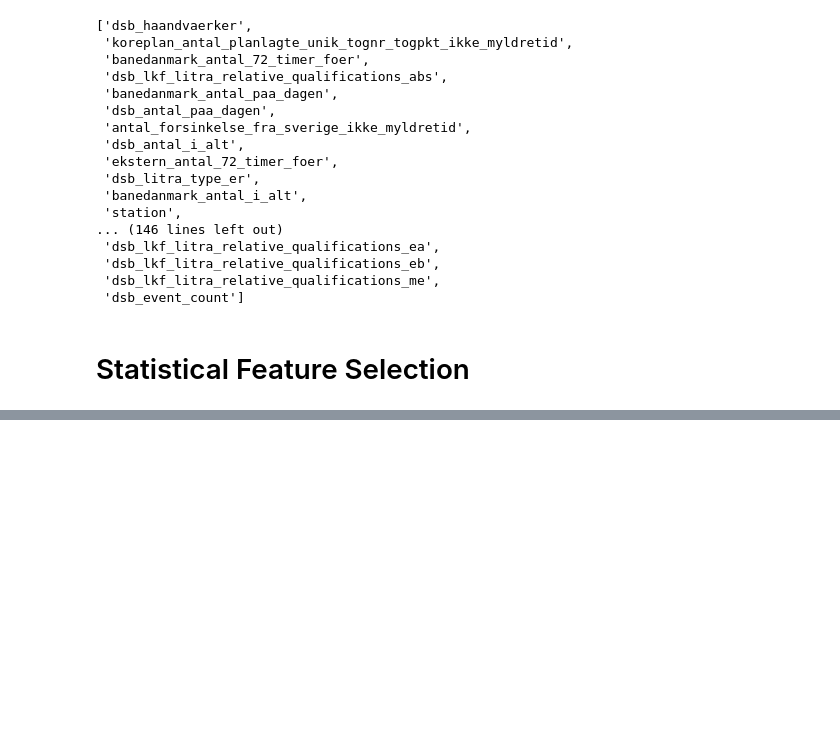
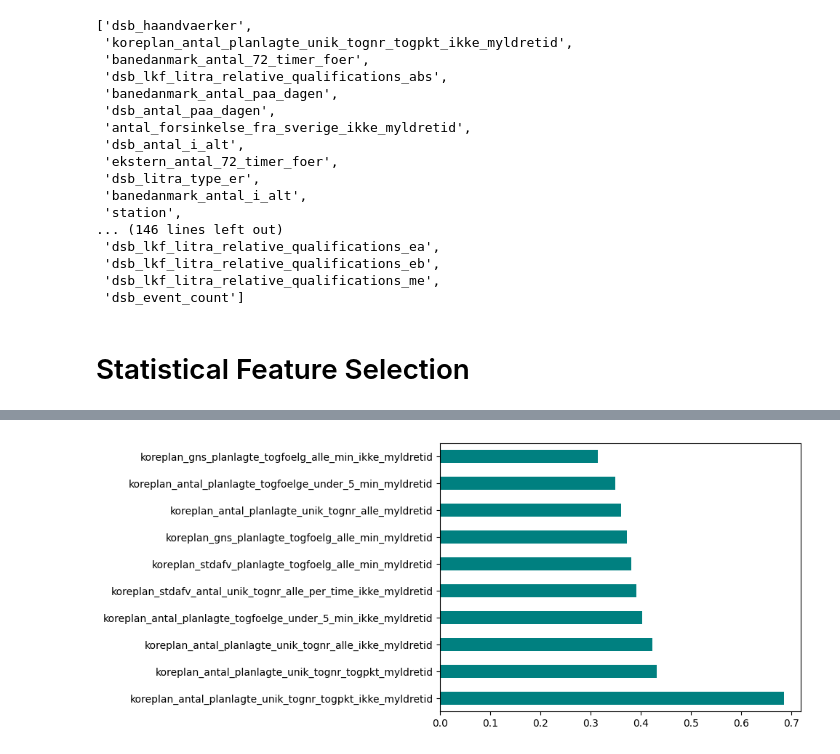
Before and after one commit to clarachristiansen/Bachelor_project, a Jupyter notebook: Feature_selection.ipynb, the cells around one changed output, grey strips where cells are left out. Saved outputs shown, nothing was run; the diff lists cells and outputs as text; code cells hidden in the pictures; blank space fills up the shorter version.

```diff
--- a/Feature_selection.ipynb
+++ b/Feature_selection.ipynb
@@ -258,0 +297,6 @@ sorted(occurences, key=occurences.get, reverse=True)
+# %%
+feat_importances_top10 = feat_importances.sort_values(ascending=False)[:10]
+feat_importances_top10.plot(kind="barh", color= "teal")
+plt.show()
+# %% [output]
+[figure, added]
```
Also changed, not shown: parts of 18 cells of this notebook, 1 other file.
